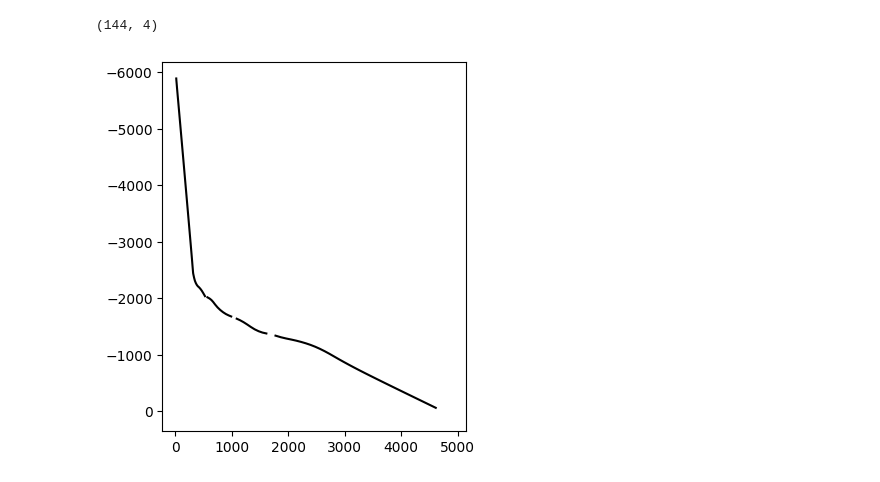
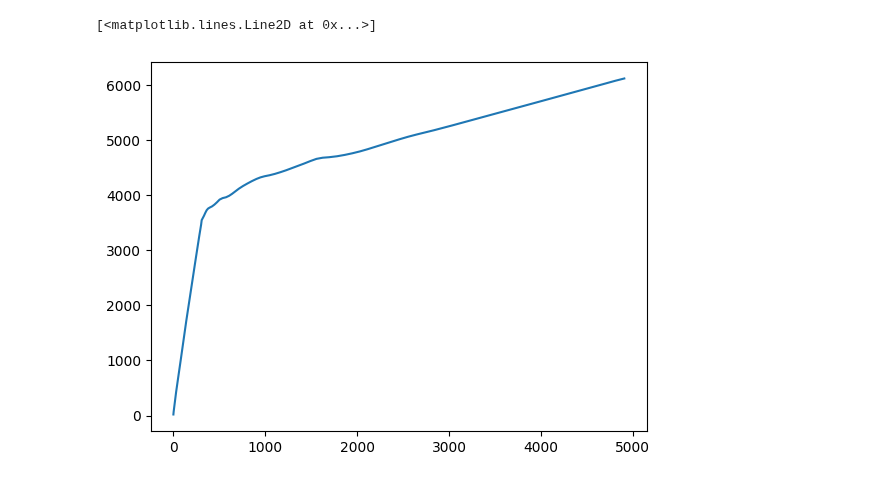
Before and after one commit to Shambu-K/handwriting-generator-model, a Jupyter notebook: Code/STR_model/demo_str.ipynb, the cells around one changed output. Cells and saved outputs as stored; diff of their text form; code cells hidden in the pictures.

```diff
--- a/Code/STR_model/demo_str.ipynb
+++ b/Code/STR_model/demo_str.ipynb
@@ -112,23 +111,20 @@ space_bn_words = 20  # can be changed
 img_height = 60
 # %%
 model_name = STR_Model_Longer_512()
-model_path = '../STR_model/models/512_abs_checkpoints/STR_Model_Longer_512_45_2.pth'
+model_path = '../STR_model/models/512_abs_checkpoints/STR_Model_Longer_512_5_4.pth'
 model_512 = load_model(model_name, model_path)
 # %%
 # path to folder containing images
 img_folder_path = '../../DataSet/IAM-Online/test_str_model/Images/'
 width_list, image_list = create_list(img_folder_path)
 stroke_array = forward_pass(model_512, image_list, width_list, space_bn_words)
-lines = translate_strokes(stroke_array, page_width, width_list, space_bn_words)
-plot_word_strokes(lines)
-
-# plot stroke_array
-
-# path to save animation
-# animation_path = '../STR_model/model_output_gif/animation3.gif'
-# get_animation(img_folder_path, model_512, page_width, space_bn_words, animation_path)
+x = stroke_array[0][:,0]
+y = stroke_array[0][:,1]
+plt.plot(x, y)
+#lines = translate_strokes(stroke_array, page_width, width_list, space_bn_words)
+#plot_word_strokes(lines)
 # %% [output]
-(144, 4)
+[<matplotlib.lines.Line2D at 0x...>]
-[figure, old version]
+[figure, new version]
 # %%
 model_name = STR_Model_Longer_1024()
```
Also changed, not shown: parts of 7 cells of this notebook, 3 other files.
